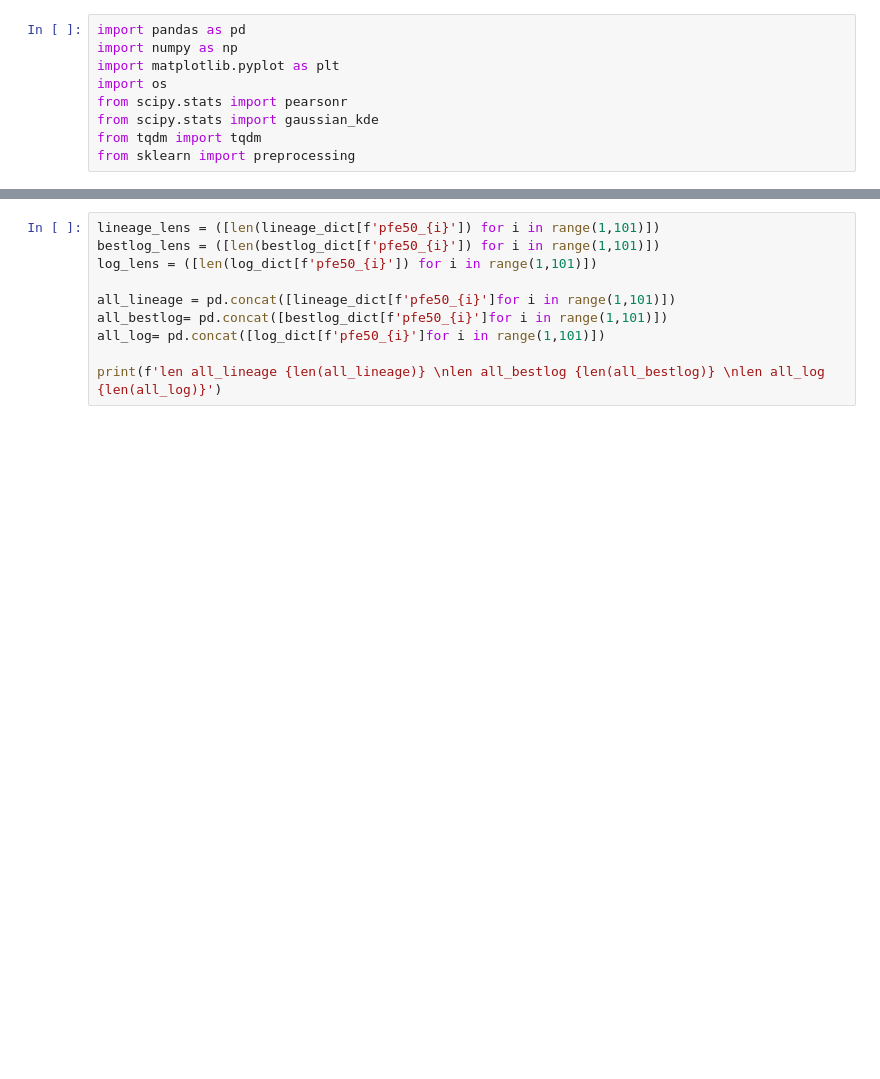
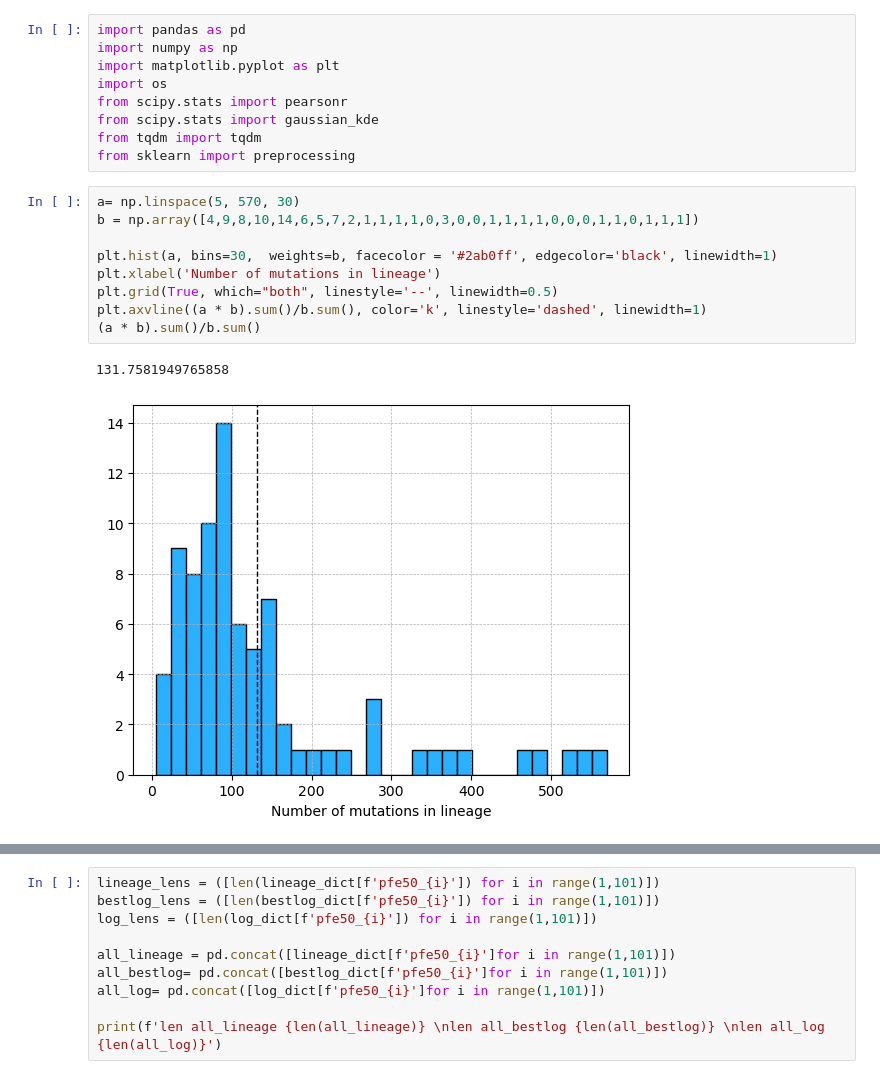
Before and after one commit to sahakyanhk/pfes, a Jupyter notebook: jupyter/psef_stat.ipynb, the cells around one changed output, grey strips where cells are left out. Cells and saved outputs as stored; diff of their text form; blank space fills up the shorter version.

```diff
--- a/jupyter/psef_stat.ipynb
+++ b/jupyter/psef_stat.ipynb
@@ -7,3 +7,15 @@ from scipy.stats import pearsonr
 from scipy.stats import gaussian_kde
 from tqdm import tqdm
 from sklearn import preprocessing
+# %%
+a= np.linspace(5, 570, 30)
+b = np.array([4,9,8,10,14,6,5,7,2,1,1,1,1,0,3,0,0,1,1,1,1,0,0,0,1,1,0,1,1,1])
+
+plt.hist(a, bins=30,  weights=b, facecolor = '#2ab0ff', edgecolor='black', linewidth=1)
+plt.xlabel('Number of mutations in lineage')
+plt.grid(True, which="both", linestyle='--', linewidth=0.5)
+plt.axvline((a * b).sum()/b.sum(), color='k', linestyle='dashed', linewidth=1)
+(a * b).sum()/b.sum()
+# %% [output]
+131.7581949765858
+[figure, added]
```
Also changed, not shown: parts of 3 cells of this notebook, 6 other files.
